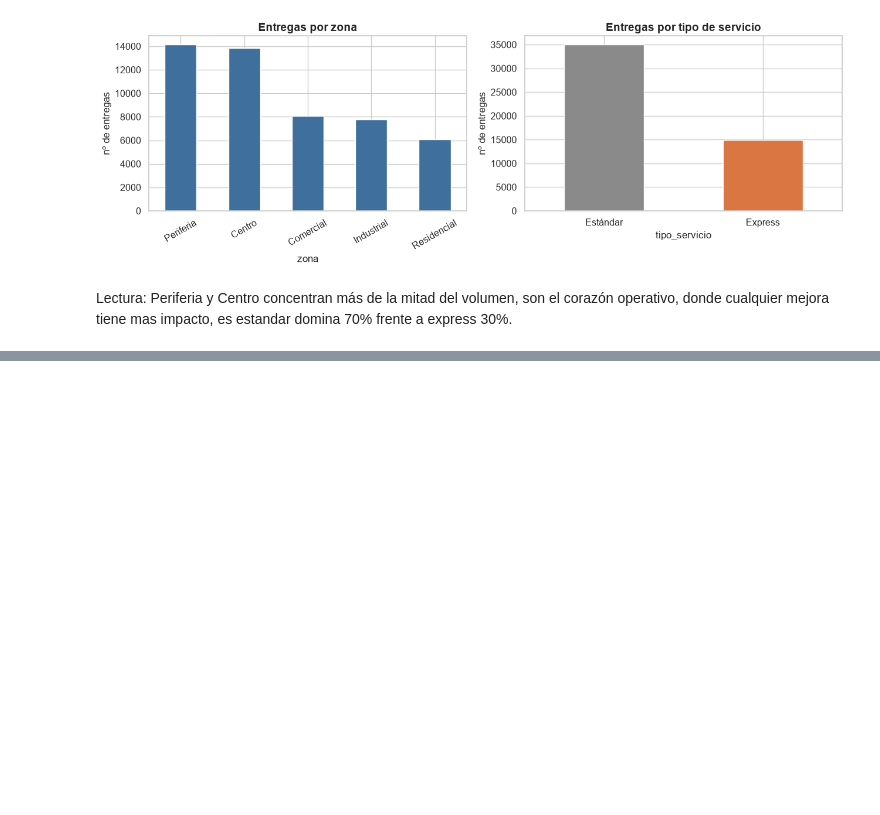
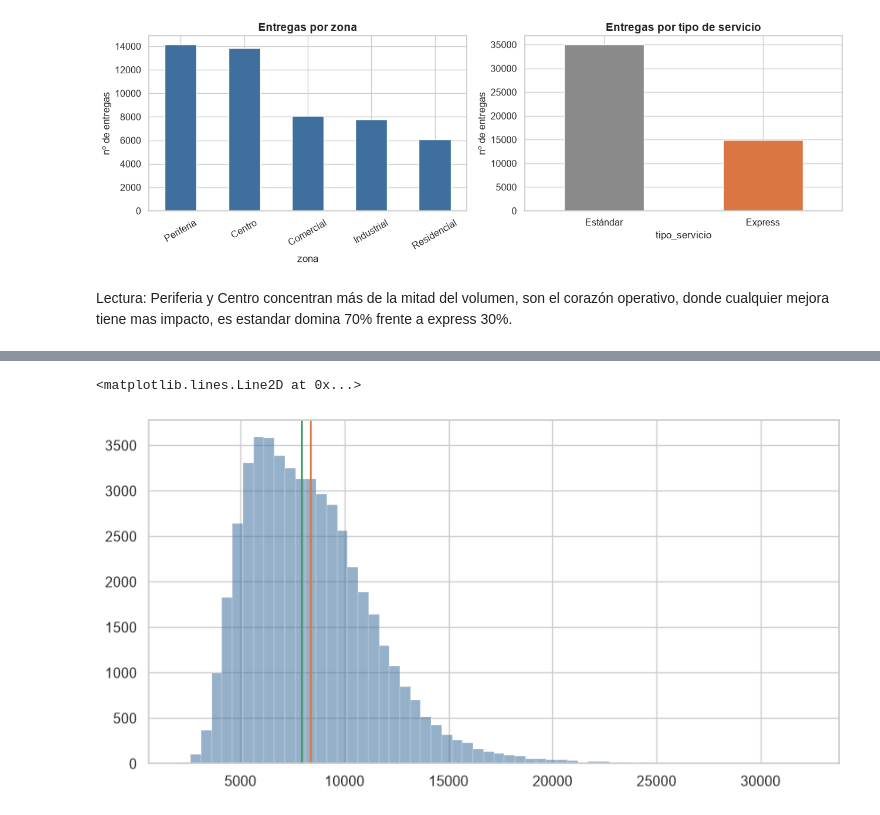
Before and after one commit to MiguelAngelRamos/ejercicio4-analis-datos, a Jupyter notebook: analisis_turboenvios.ipynb, the cells around one changed output, grey strips where cells are left out. Drawn from its saved outputs; the diff is of its cells as text; code cells hidden in the pictures; blank space fills up the shorter version.

```diff
--- a/analisis_turboenvios.ipynb
+++ b/analisis_turboenvios.ipynb
@@ -123,0 +140,10 @@ Lectura: Periferia y Centro concentran más de la mitad del volumen, son el cora
+# %%
+fig, ax = plt.subplots(figsize=(10, 5))
+ax.hist(df["costo_envio"], bins=60, color=AZUL, alpha=0.55, edgecolor="white", linewidth=0.3)
+media = df["costo_envio"].mean()          # media del costo, la guardamos para dibujar su línea
+mediana = df["costo_envio"].median()      # mediana del costo
+ax.axvline(media, color=NARANJA)
+ax.axvline(mediana, color=VERDE)
+# %% [output]
+<matplotlib.lines.Line2D at 0x...>
+[figure, added]
```
Also changed, not shown: parts of 1 cell of this notebook.
